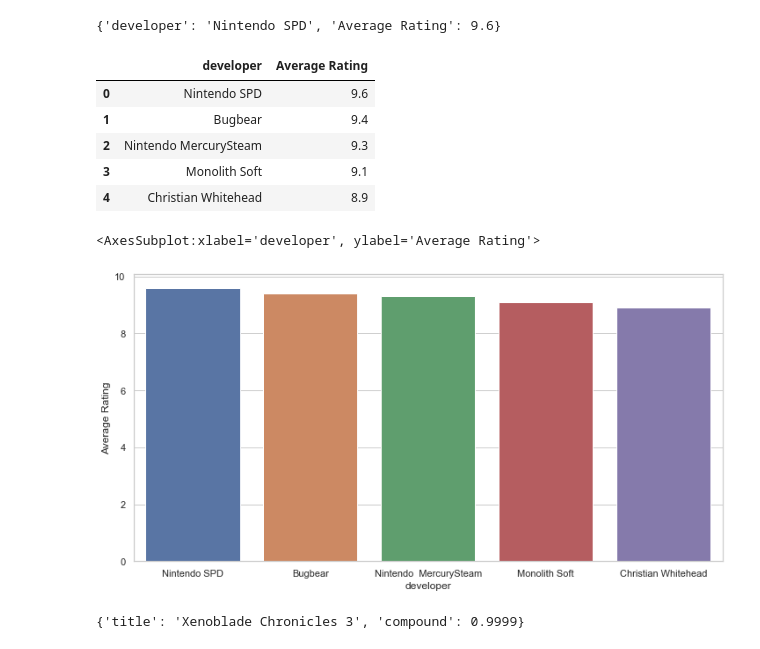
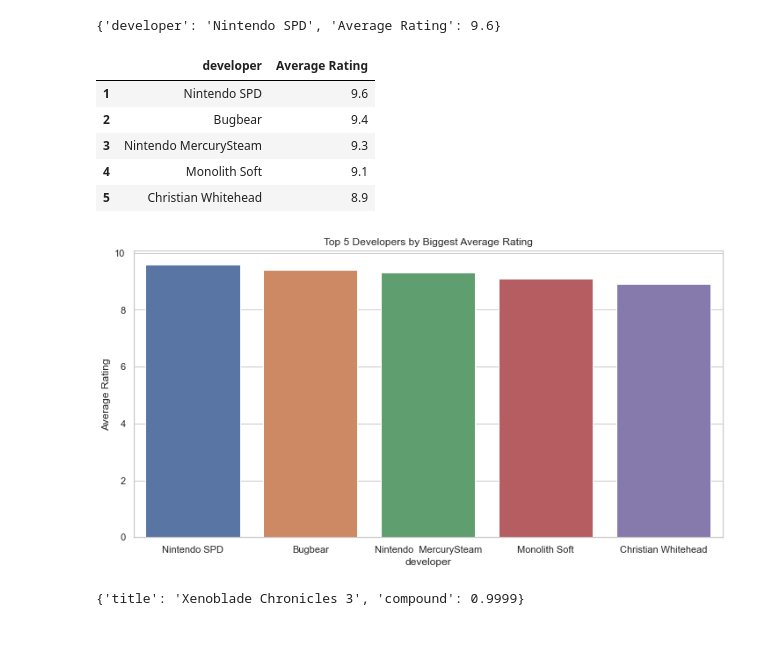
Before and after one commit to marcprz1992/Project-4-Ironhack, a Jupyter notebook: connecting_to_sql.ipynb, the cells around one changed output. Saved outputs shown, nothing was run; the diff lists cells and outputs as text; code cells hidden in the pictures.

```diff
--- a/connecting_to_sql.ipynb
+++ b/connecting_to_sql.ipynb
@@ -115,20 +129,20 @@ def get_average_by_developer ():
     return df
 # %%
 df_q2 = get_average_by_developer ()
-df_to_plotq2 = df_q2[:5]
+df_to_plotq2 = df_q2[1:6]
 df_to_plotq2
 # %% [output]
 |  | developer | Average Rating |
-| 0 | Nintendo SPD | 9.6 |
-| 1 | Bugbear | 9.4 |
-| 2 | Nintendo MercurySteam | 9.3 |
-| 3 | Monolith Soft | 9.1 |
-| 4 | Christian Whitehead | 8.9 |
+| 1 | Nintendo SPD | 9.6 |
+| 2 | Bugbear | 9.4 |
+| 3 | Nintendo MercurySteam | 9.3 |
+| 4 | Monolith Soft | 9.1 |
+| 5 | Christian Whitehead | 8.9 |
 # %%
-sns.barplot(data=df_to_plotq2, x="developer", y="Average Rating")
+top_five_dev_by_avg_rating = sns.barplot(data=df_to_plotq2, x="developer", y="Average Rating").set(title='Top 5 Developers by Biggest Average Rating')
+plt.savefig("../Project-4-Ironhack/Figures/top_five_dev_by_avg_rating.png");
 # %% [output]
-<AxesSubplot:xlabel='developer', ylabel='Average Rating'>
-[figure, old version]
+[figure, new version]
 # %%
 # QUERY 3: all titles with compound bigger than 0.5
 def get_all_titles_bigger_compound():
```
Also changed, not shown: parts of 51 cells of this notebook, 28 other files.
